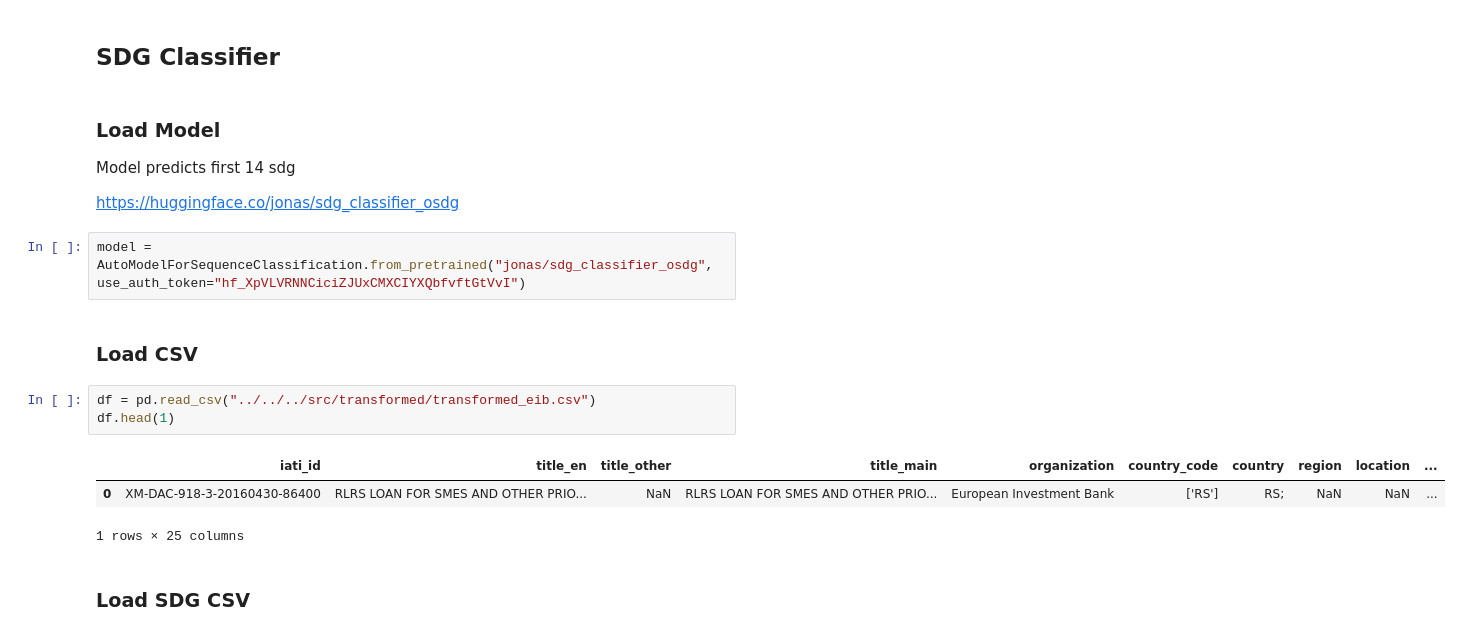
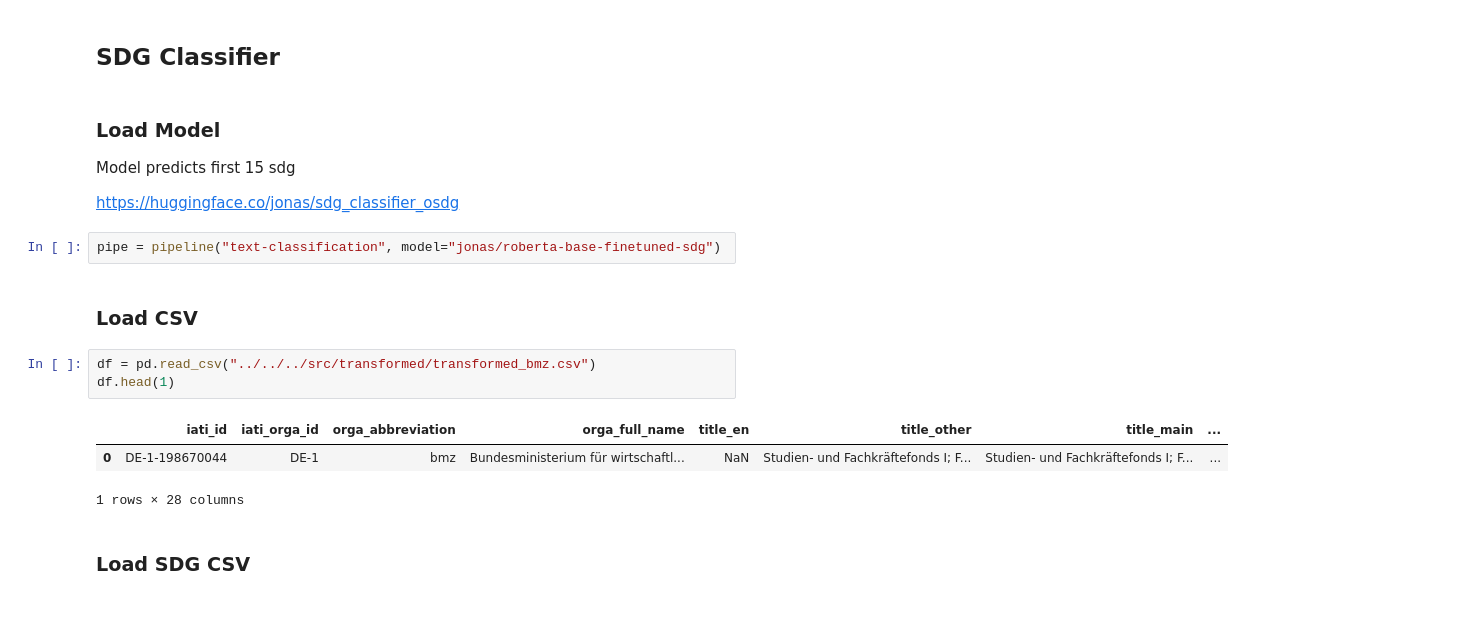
Before and after one commit to JanMuehlnikel/NLP-Development-Banks-Collaboration-Analyzer, a Jupyter notebook: data/pipeline/notebooks/sdg_prediction.ipynb, the cells around one changed output. Drawn from its saved outputs; the diff is of its cells as text.

Commit message:
changed to pipe with sdg clf

```diff
--- a/data/pipeline/notebooks/sdg_prediction.ipynb
+++ b/data/pipeline/notebooks/sdg_prediction.ipynb
@@ -11,20 +11,20 @@ import numpy as np
 # %% [markdown]
 ### Load Model
 
-Model predicts first 14 sdg
+Model predicts first 15 sdg
 
 https://huggingface.co/jonas/sdg_classifier_osdg
-# %%
-model = AutoModelForSequenceClassification.from_pretrained("jonas/sdg_classifier_osdg", use_auth_token="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")
+# %%
+pipe = pipeline("text-classification", model="jonas/roberta-base-finetuned-sdg")
 # %% [markdown]
 ### Load CSV
 # %%
-df = pd.read_csv("../../../src/transformed/transformed_eib.csv")
+df = pd.read_csv("../../../src/transformed/transformed_bmz.csv")
 df.head(1)
 # %% [output]
-|  | iati_id | title_en | title_other | title_main | organization | country_code | country | region | location | ... |
-| 0 | XM-DAC-918-3-20160430-86400 | RLRS LOAN FOR SMES AND OTHER PRIO... | NaN | RLRS LOAN FOR SMES AND OTHER PRIO... | European Investment Bank | ['RS'] | RS; | NaN | NaN | ... |
+|  | iati_id | iati_orga_id | orga_abbreviation | orga_full_name | title_en | title_other | title_main | ... |
+| 0 | DE-1-198670044 | DE-1 | bmz | Bundesministerium für wirtschaftl... | NaN | Studien- und Fachkräftefonds I; F... | Studien- und Fachkräftefonds I; F... | ... |
-1 rows × 25 columns
+1 rows × 28 columns
 # %% [markdown]
 ### Load SDG CSV
 # %%
```
Also changed, not shown: parts of 4 cells of this notebook, 5 other files.
